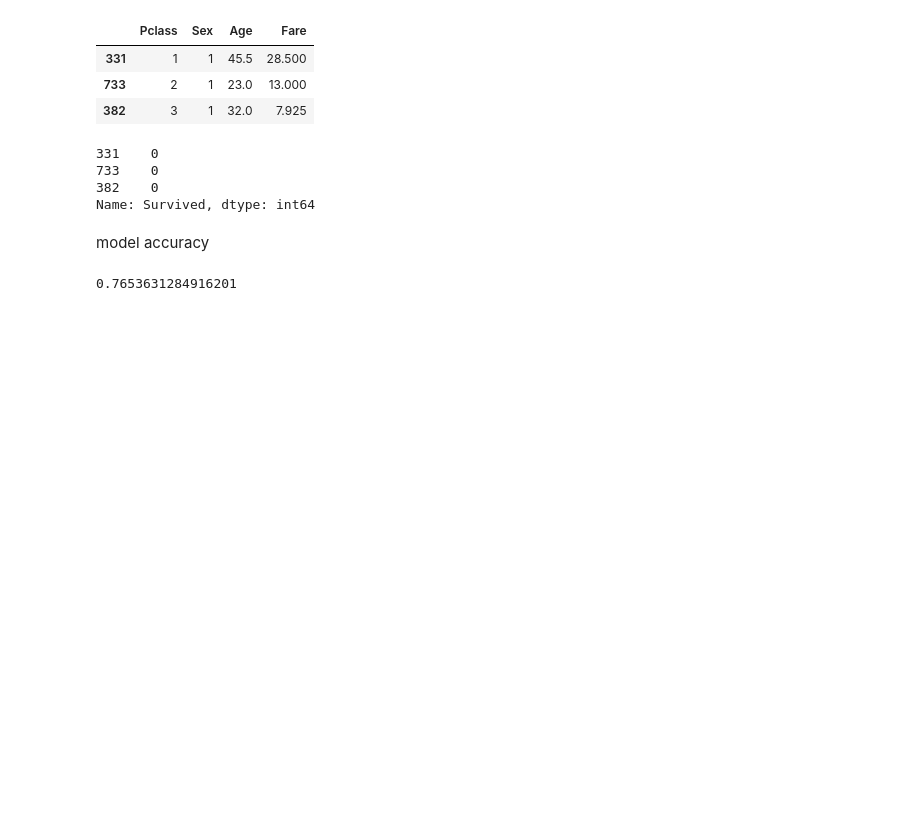
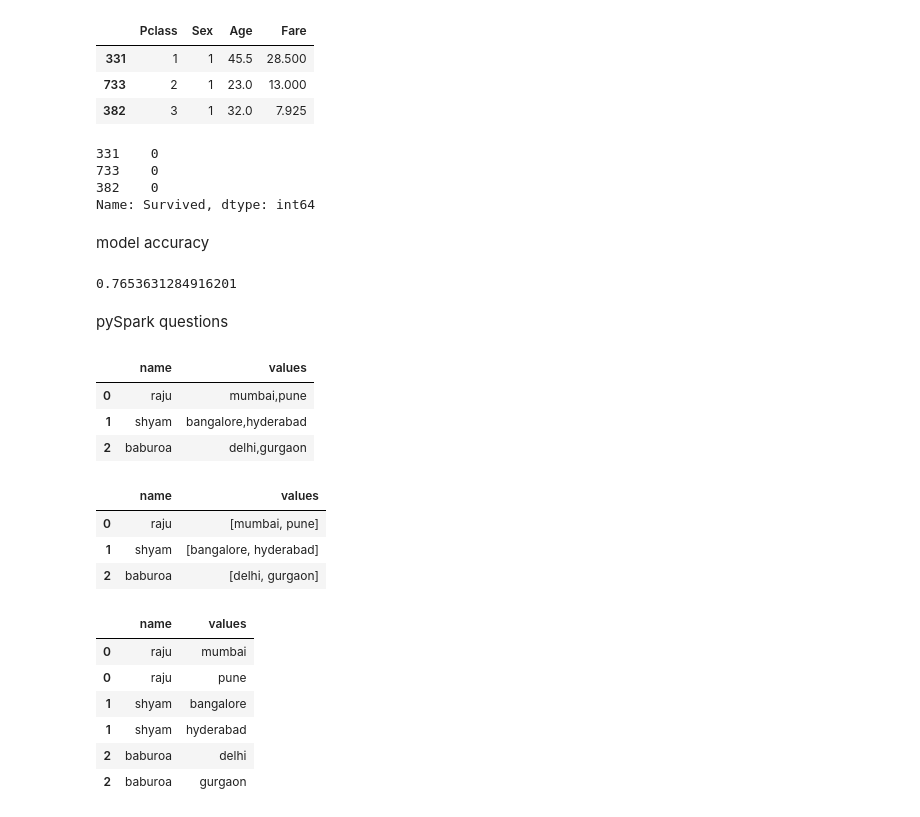
Before and after one commit to vishnuSah/machine_learning, a Jupyter notebook: decision_tree.ipynb, the cells around one changed output. Cells and saved outputs as stored; diff of their text form; code cells hidden in the pictures; blank space fills up the shorter version.

```diff
--- a/decision_tree.ipynb
+++ b/decision_tree.ipynb
@@ -107,3 +107,37 @@ model accuracy
 model_decision.score(X_test, y_test)
 # %% [output]
 0.7653631284916201
+# %% [markdown]
+pySpark questions
+# %%
+data = {'name':['raju','shyam','baburoa'],
+        'values':['mumbai,pune','bangalore,hyderabad','delhi,gurgaon']
+}
+
+import pandas as pd
+df = pd.DataFrame(data)
+# %%
+df
+# %% [output]
+|  | name | values |
+| 0 | raju | mumbai,pune |
+| 1 | shyam | bangalore,hyderabad |
+| 2 | baburoa | delhi,gurgaon |
+# %%
+df['values'] = df['values'].str.split(',')
+df
+# %% [output]
+|  | name | values |
+| 0 | raju | [mumbai, pune] |
+| 1 | shyam | [bangalore, hyderabad] |
+| 2 | baburoa | [delhi, gurgaon] |
+# %%
+df.explode('values')
+# %% [output]
+|  | name | values |
+| 0 | raju | mumbai |
+| 0 | raju | pune |
+| 1 | shyam | bangalore |
+| 1 | shyam | hyderabad |
+| 2 | baburoa | delhi |
+| 2 | baburoa | gurgaon |
```
Also changed, not shown: 2 other files.
